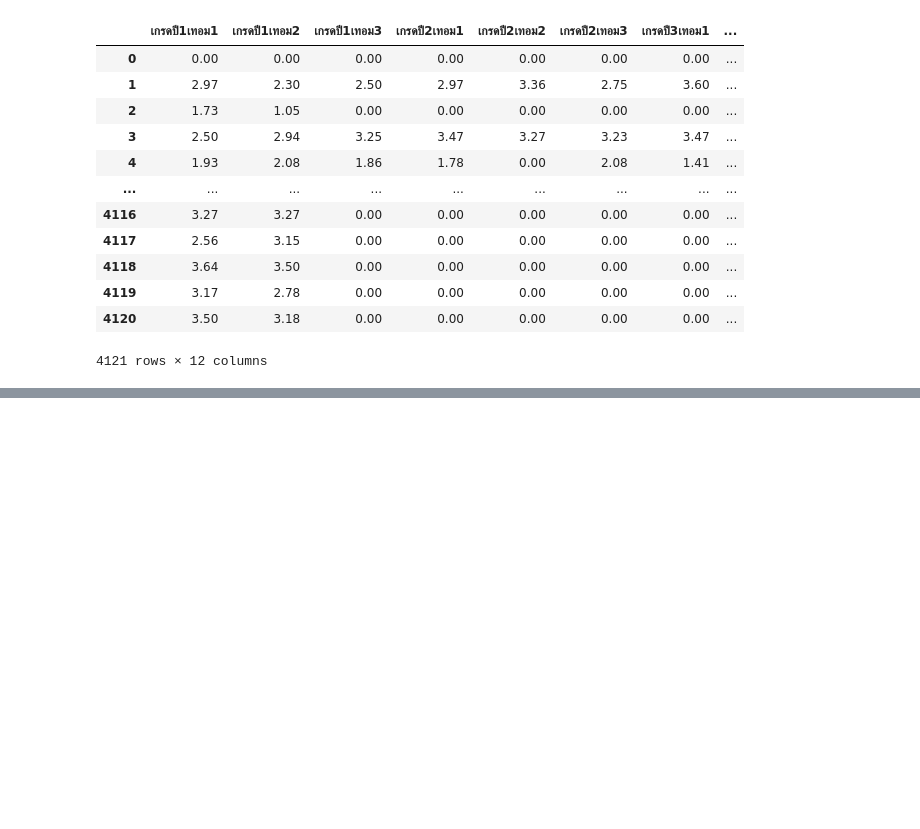
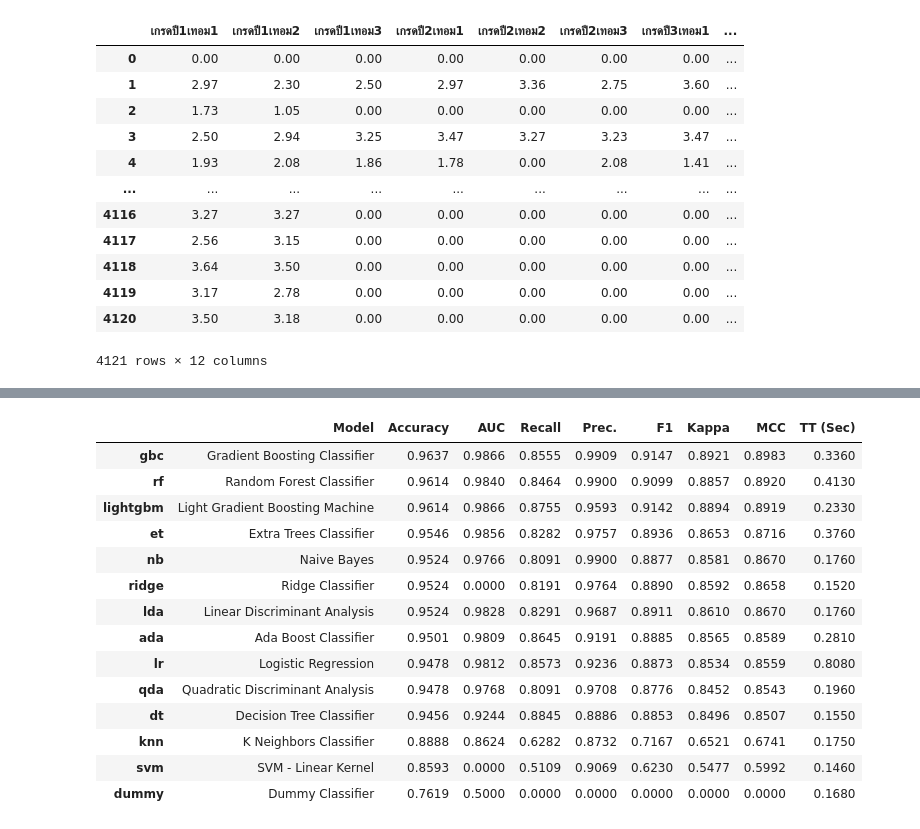
Before and after one commit to MossOcelot/PredictDropoutStudent, a Jupyter notebook: model/feature_data.ipynb, the cells around one changed output, grey strips where cells are left out. Drawn from its saved outputs; the diff is of its cells as text; code cells hidden in the pictures; blank space fills up the shorter version.

Commit message:
add_model_2Class

```diff
--- a/model/feature_data.ipynb
+++ b/model/feature_data.ipynb
@@ -153,0 +648,2 @@ raw_datas
+# %%
+pd.set_option('')
@@ -153,0 +809,18 @@ raw_datas
+# %%
+best_up_3 = compare_models()
+# %% [output]
+|  | Model | Accuracy | AUC | Recall | Prec. | F1 | Kappa | MCC | TT (Sec) |
+| gbc | Gradient Boosting Classifier | 0.9637 | 0.9866 | 0.8555 | 0.9909 | 0.9147 | 0.8921 | 0.8983 | 0.3360 |
+| rf | Random Forest Classifier | 0.9614 | 0.9840 | 0.8464 | 0.9900 | 0.9099 | 0.8857 | 0.8920 | 0.4130 |
+| lightgbm | Light Gradient Boosting Machine | 0.9614 | 0.9866 | 0.8755 | 0.9593 | 0.9142 | 0.8894 | 0.8919 | 0.2330 |
+| et | Extra Trees Classifier | 0.9546 | 0.9856 | 0.8282 | 0.9757 | 0.8936 | 0.8653 | 0.8716 | 0.3760 |
+| nb | Naive Bayes | 0.9524 | 0.9766 | 0.8091 | 0.9900 | 0.8877 | 0.8581 | 0.8670 | 0.1760 |
+| ridge | Ridge Classifier | 0.9524 | 0.0000 | 0.8191 | 0.9764 | 0.8890 | 0.8592 | 0.8658 | 0.1520 |
+| lda | Linear Discriminant Analysis | 0.9524 | 0.9828 | 0.8291 | 0.9687 | 0.8911 | 0.8610 | 0.8670 | 0.1760 |
+| ada | Ada Boost Classifier | 0.9501 | 0.9809 | 0.8645 | 0.9191 | 0.8885 | 0.8565 | 0.8589 | 0.2810 |
+| lr | Logistic Regression | 0.9478 | 0.9812 | 0.8573 | 0.9236 | 0.8873 | 0.8534 | 0.8559 | 0.8080 |
+| qda | Quadratic Discriminant Analysis | 0.9478 | 0.9768 | 0.8091 | 0.9708 | 0.8776 | 0.8452 | 0.8543 | 0.1960 |
+| dt | Decision Tree Classifier | 0.9456 | 0.9244 | 0.8845 | 0.8886 | 0.8853 | 0.8496 | 0.8507 | 0.1550 |
+| knn | K Neighbors Classifier | 0.8888 | 0.8624 | 0.6282 | 0.8732 | 0.7167 | 0.6521 | 0.6741 | 0.1750 |
+| svm | SVM - Linear Kernel | 0.8593 | 0.0000 | 0.5109 | 0.9069 | 0.6230 | 0.5477 | 0.5992 | 0.1460 |
+| dummy | Dummy Classifier | 0.7619 | 0.5000 | 0.0000 | 0.0000 | 0.0000 | 0.0000 | 0.0000 | 0.1680 |
```
Also changed, not shown: parts of 123 cells of this notebook, 1 other file.
